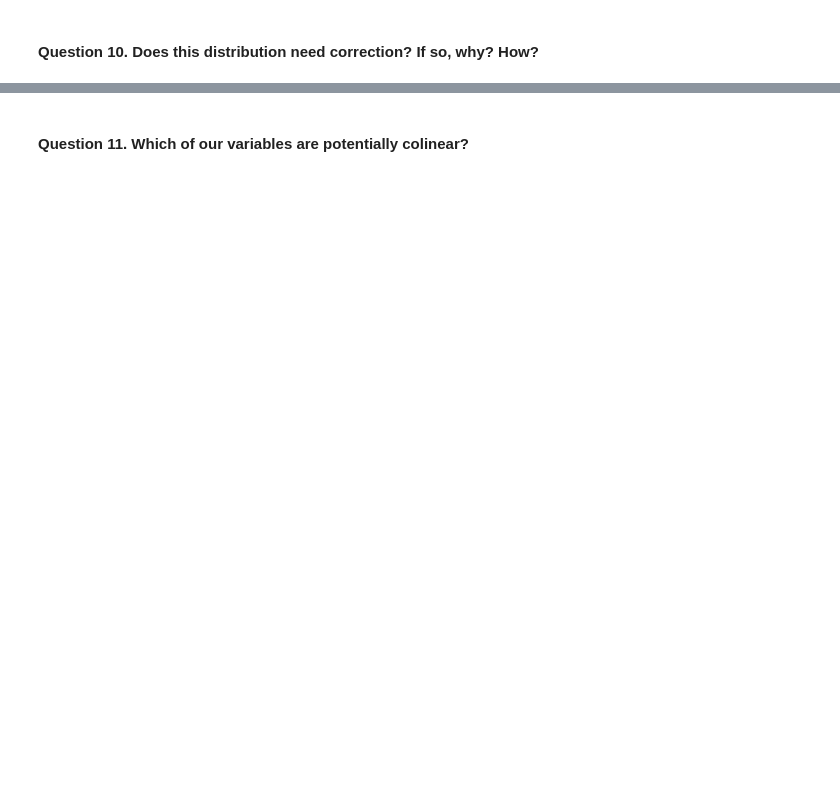
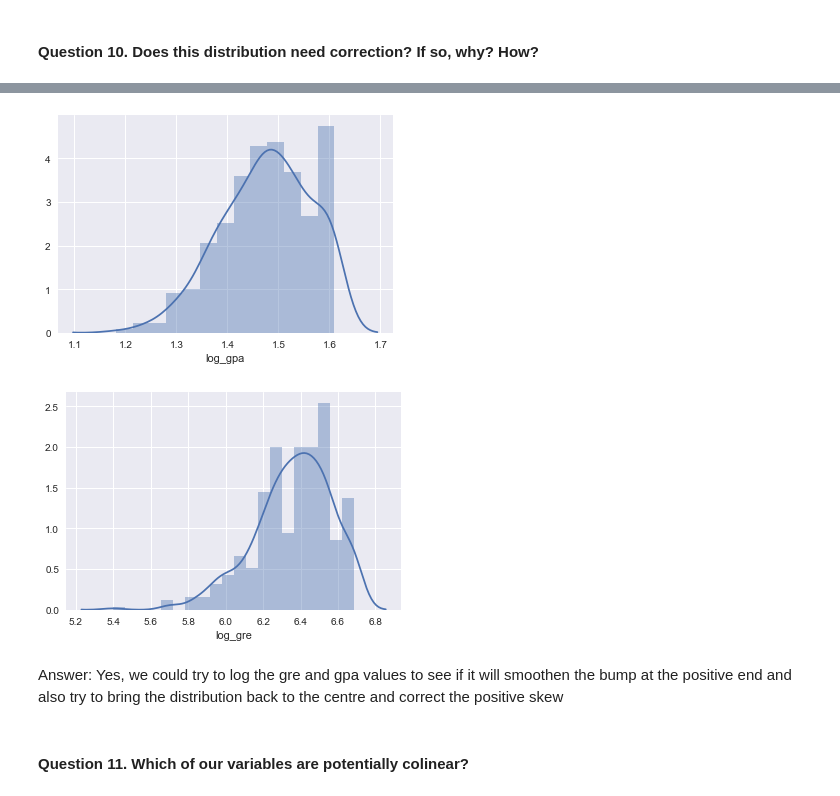
Before and after one commit to artCheese/ga-data-science, a Jupyter notebook: projects/unit-projects/project-2/starter-code/project2-submission.ipynb, the cells around one changed output, grey strips where cells are left out. Cells and saved outputs as stored; diff of their text form; code cells hidden in the pictures; blank space fills up the shorter version.

```diff
--- a/projects/unit-projects/project-2/starter-code/project2-submission.ipynb
+++ b/projects/unit-projects/project-2/starter-code/project2-submission.ipynb
@@ -100,0 +110,5 @@ Answer:
+# %%
+df['log_gpa'] = np.log1p(df['gpa'])
+df['log_gre'] = np.log1p(df['gre'])
+
+df.head()
@@ -101,3 +132,14 @@ Answer:
+# %%
+sns.distplot(df['log_gpa'])
+sns.plt.show()
+
+sns.distplot(df['log_gre'])
+sns.plt.show()
+# %% [output]
+[figure, added]
+[figure, added]
+# %% [markdown]
+Answer: Yes, we could try to log the gre and gpa values to see if it will smoothen the bump at the positive end and also try to bring the distribution back to the centre and correct the positive skew
 # %% [markdown]
 #### Question 11. Which of our variables are potentially colinear?
 # %%
```
Also changed, not shown: parts of 21 cells of this notebook.
